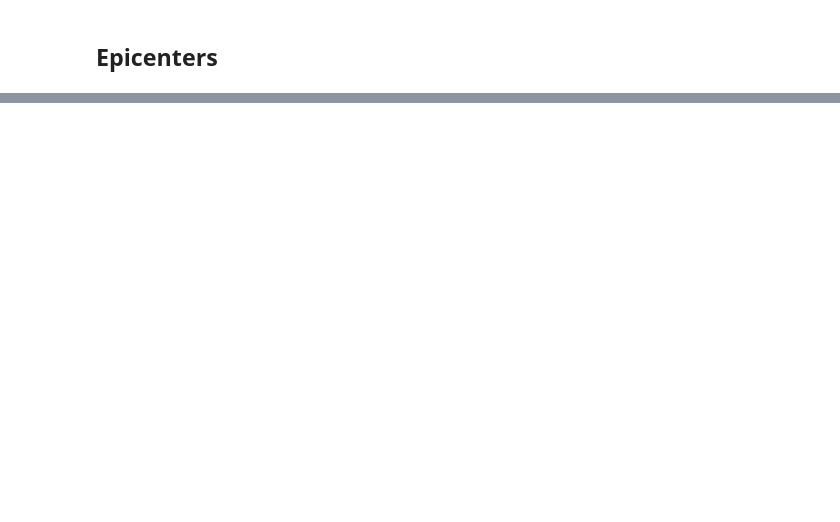
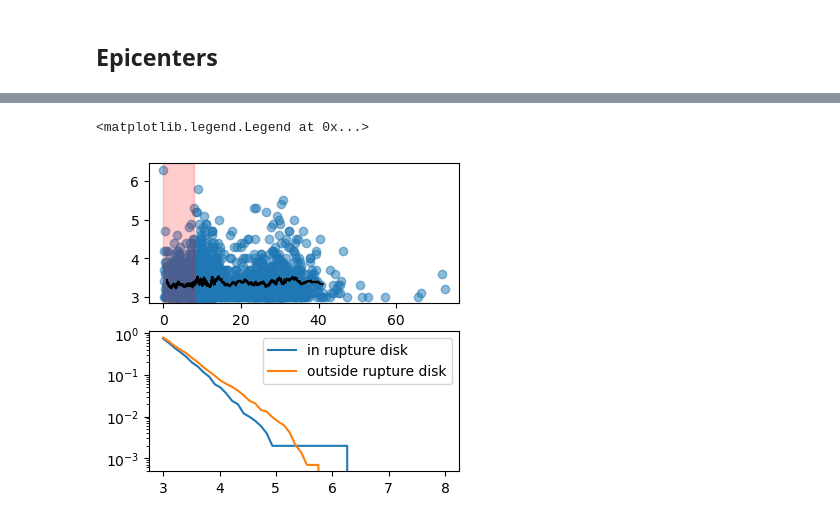
Before and after one commit to keliankaz/moment_ETAS, a Jupyter notebook: notebooks/01_exploration.ipynb, the cells around one changed output, grey strips where cells are left out. Drawn from its saved outputs; the diff is of its cells as text; code cells hidden in the pictures; blank space fills up the shorter version.

```diff
--- a/notebooks/01_exploration.ipynb
+++ b/notebooks/01_exploration.ipynb
@@ -84,0 +123,44 @@ plots.epicenter_map(cat);
+# %%
+fig, AX = plt.subplots(2, 1, figsize=(4, 4))
+
+ax = AX[0]
+r0 = np.array([cat.x[I], cat.y[I]]).reshape(2, 1)
+r = np.array([cat.x[selected_events], cat.y[selected_events]])
+rupture_radius_km = rupture_radius(cat.m[I], params.a0, params.m_ref)
+
+distance = ((r0 - r) ** 2).sum(axis=0) ** 0.5
+ax.scatter(distance, cat.m[selected_events], alpha=0.5)
+
+# plot a moving average of the magnitudes
+sorted_events = np.argsort(distance)
+sorted_distance = distance[sorted_events]
+sorted_m = cat.m[selected_events][sorted_events]
+
+N = 50
+moving_average = np.convolve(sorted_m, np.ones(N) / N, mode="valid")
+ax.plot(sorted_distance[N // 2 : -N // 2 + 1], moving_average, "k-")
+ax.axvspan(0, rupture_radius_km, color="r", alpha=0.2)
+
+ax = AX[1]
+
+M = np.linspace(3, 8, 50)
+survival = [
+    (sorted_m[sorted_distance < rupture_radius_km] > m).mean()
+    for m in M
+]
+
+
+ax.plot(M, survival, label="in rupture disk")
+
+survival = [
+    (sorted_m[sorted_distance > rupture_radius_km] > m).mean()
+    for m in M
+]
+ax.plot(M, survival, label="outside rupture disk")
+ax.set(
+    yscale="log",
+)
+ax.legend()
+# %% [output]
+<matplotlib.legend.Legend at 0x...>
+[figure, added]
```
Also changed, not shown: parts of 11 cells of this notebook, 2 other files.
